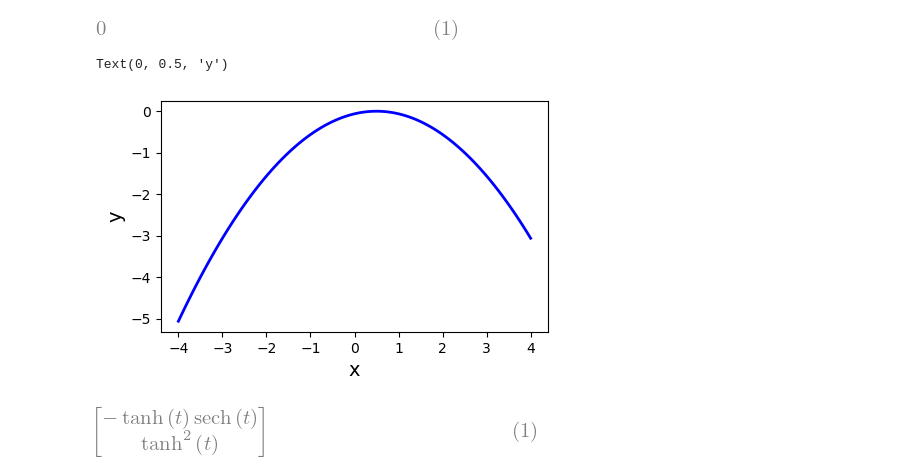
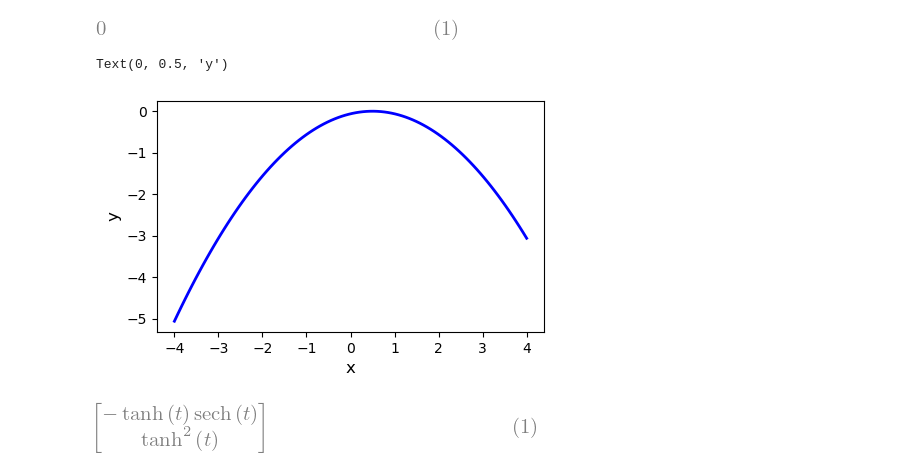
Before and after one commit to intuitionofmind/Visual-Differential-Geometry-and-Forms, a Jupyter notebook: python_notebooks/chap5.ipynb, the cells around one changed output. Drawn from its saved outputs; the diff is of its cells as text; code cells hidden in the pictures.

```diff
--- a/python_notebooks/chap5.ipynb
+++ b/python_notebooks/chap5.ipynb
@@ -77,25 +77,25 @@ display(simplify(check))
 # %%
 import numpy as np
 import matplotlib.pyplot as plt
 
 x = np.linspace(-4., 4., 100)
 
 C, k = 0.5, 1.0  # 常数C和k的值
 y = -1 / (4*(k**2))*(x-k*C)**2 - k**2 + 1
 
 # 创建图形和坐标轴
 plt.figure(figsize=(5, 3))
 
 # 绘制函数曲线
 plt.plot(x, y, label='', color='blue', linewidth=2)
 
 # 添加标题和标签
 # plt.title('', fontsize=16)
-plt.xlabel('x', fontsize=14)
-plt.ylabel('y', fontsize=14)
+plt.xlabel('x', fontsize=12)
+plt.ylabel('y', fontsize=12)
 # %% [output]
 Text(0, 0.5, 'y')
-[figure, old version]
+[figure, new version]
 # %%
 # 习题16 (i)
 t = sp.Symbol('t', real=True)
```
Also changed, not shown: parts of 3 cells of this notebook, 2 other files.
